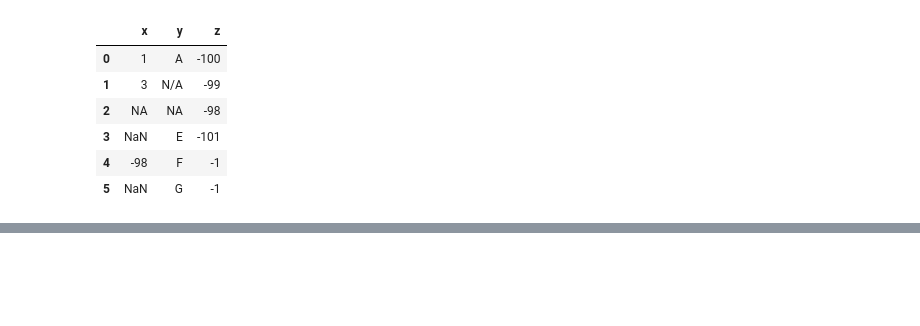
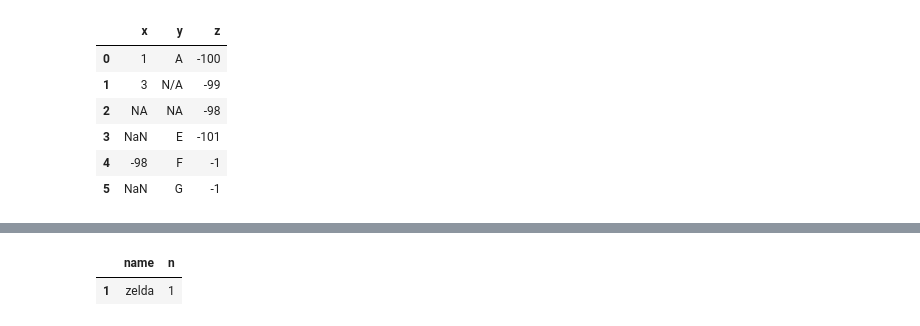
Before and after one commit to Monkey8596/Missing_data_handling-, a Jupyter notebook: notebooks/00Live_exploration.ipynb, the cells around one changed output, grey strips where cells are left out. Saved outputs shown, nothing was run; the diff lists cells and outputs as text; code cells hidden in the pictures; blank space fills up the shorter version.

```diff
--- a/notebooks/00Live_exploration.ipynb
+++ b/notebooks/00Live_exploration.ipynb
@@ -508,2 +539,14 @@ pd.read_csv(
+# %%
+(
+    implicit_to_explicit_df
+    .value_counts(
+        subset=['name']
+    )
+    .reset_index(name='n')
+    .query('n<3')
+)
+# %% [output]
+|  | name | n |
+| 1 | zelda | 1 |
 # %%
 ## NO borrar
```
Also changed, not shown: parts of 3 cells of this notebook.
